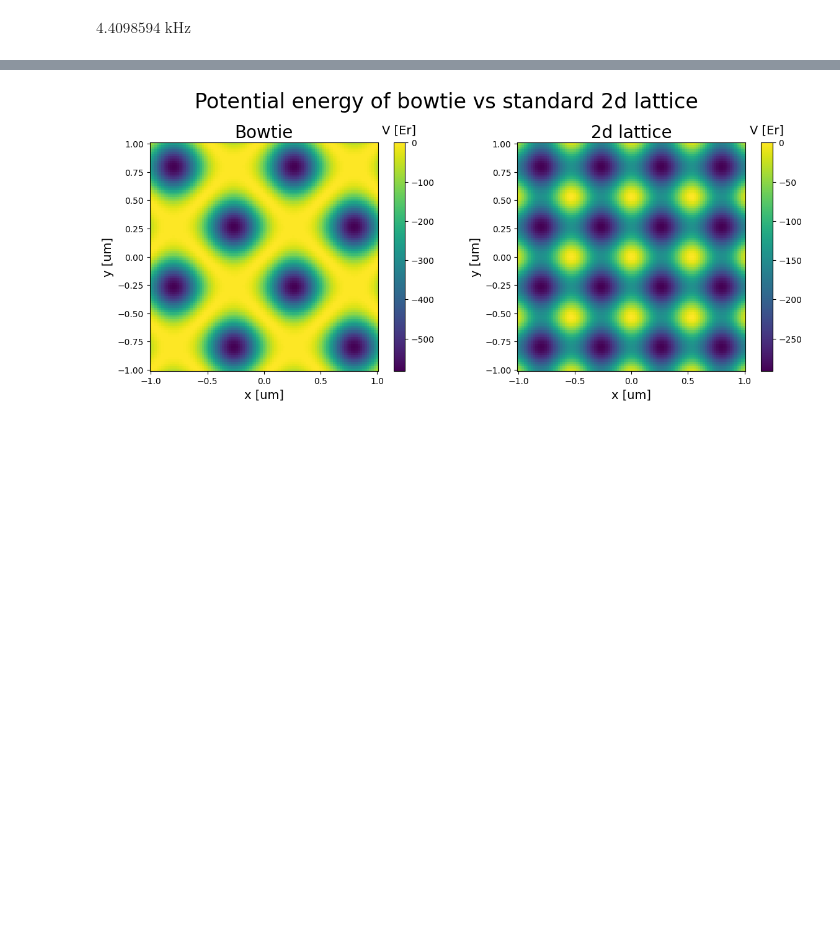
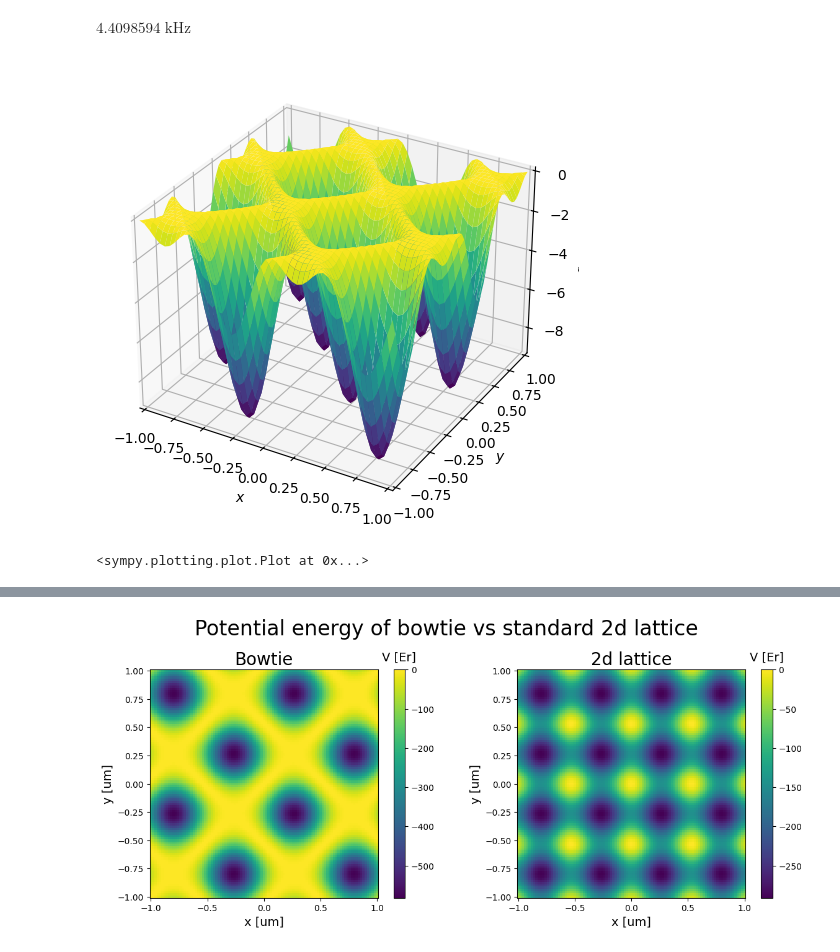
Before and after one commit to lightmat/lightmat, a Jupyter notebook: lattice.ipynb, the cells around one changed output, grey strips where cells are left out. Saved outputs shown, nothing was run; the diff lists cells and outputs as text; code cells hidden in the pictures; blank space fills up the shorter version.

```diff
--- a/lattice.ipynb
+++ b/lattice.ipynb
@@ -51,3 +52,13 @@ lat1d_y = Lattice1d(
 )
 lasers = [lat1d_x, lat1d_y]
 lat2d = LaserSetup(lasers)
+# %%
+x, y, z = sp.symbols('x y z', real=True)
+I_bowtie = bowtie.I_sym(x, y, z)
+I_lat2d = lat2d.I_sym(x, y, z)
+# %%
+I_z0 = I_bowtie.subs(z, 0)
+sp.plotting.plot3d(-I_z0, (x, -1, 1), (y, -1, 1))
+# %% [output]
+[figure, added]
+<sympy.plotting.plot.Plot at 0x...>
```
Also changed, not shown: parts of 3 cells of this notebook, 5 other files.
